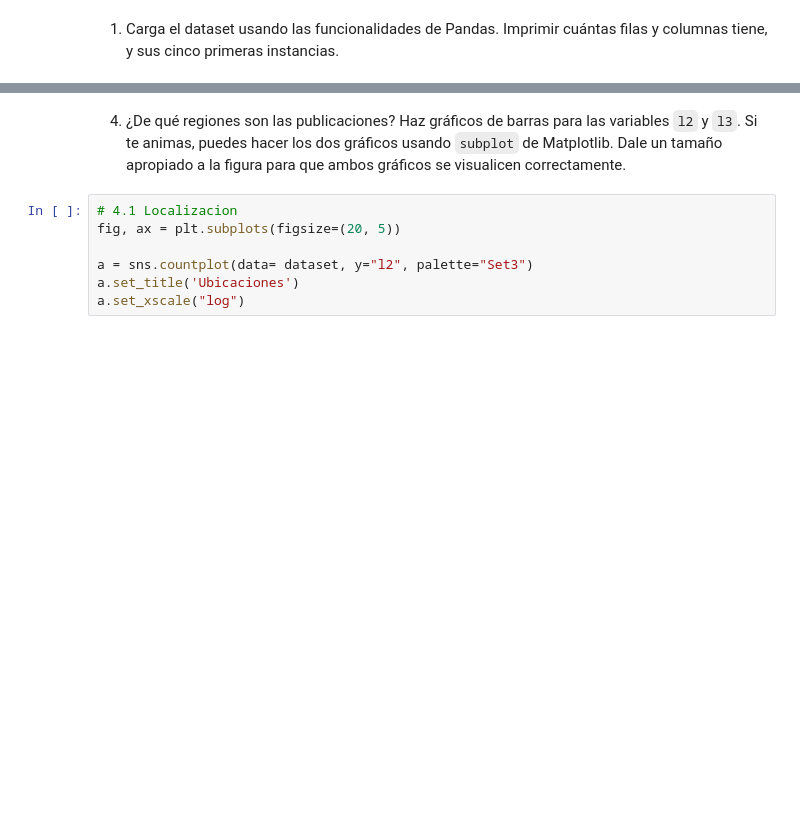
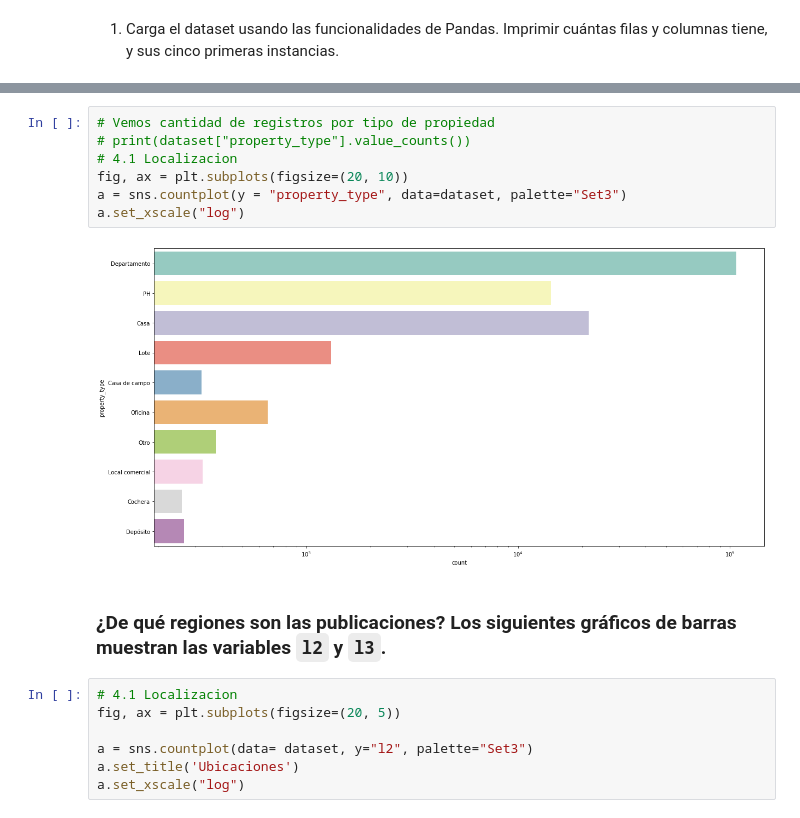
Before and after one commit to franpossetto/Acamica-DataScience-Sprint01, a Jupyter notebook: DS_Proyecto_01.ipynb, the cells around one changed output, grey strips where cells are left out. Cells and saved outputs as stored; diff of their text form; blank space fills up the shorter version.

```diff
--- a/DS_Proyecto_01.ipynb
+++ b/DS_Proyecto_01.ipynb
@@ -150,5 +125,14 @@ dtype: int64
+# %%
+# Vemos cantidad de registros por tipo de propiedad
+# print(dataset["property_type"].value_counts())
+# 4.1 Localizacion
+fig, ax = plt.subplots(figsize=(20, 10))
+a = sns.countplot(y = "property_type", data=dataset, palette="Set3")
+a.set_xscale("log")
+# %% [output]
+[figure, added]
 # %% [markdown]
-4. ¿De qué regiones son las publicaciones? Haz gráficos de barras para las variables `l2` y `l3`. Si te animas, puedes hacer los dos gráficos usando `subplot` de Matplotlib. Dale un tamaño apropiado a la figura para que ambos gráficos se visualicen correctamente.
+### ¿De qué regiones son las publicaciones? Los siguientes gráficos de barras muestran las variables `l2` y `l3`.
 # %%
 # 4.1 Localizacion
 fig, ax = plt.subplots(figsize=(20, 5))
```
Also changed, not shown: parts of 29 cells of this notebook, 2 other files.
